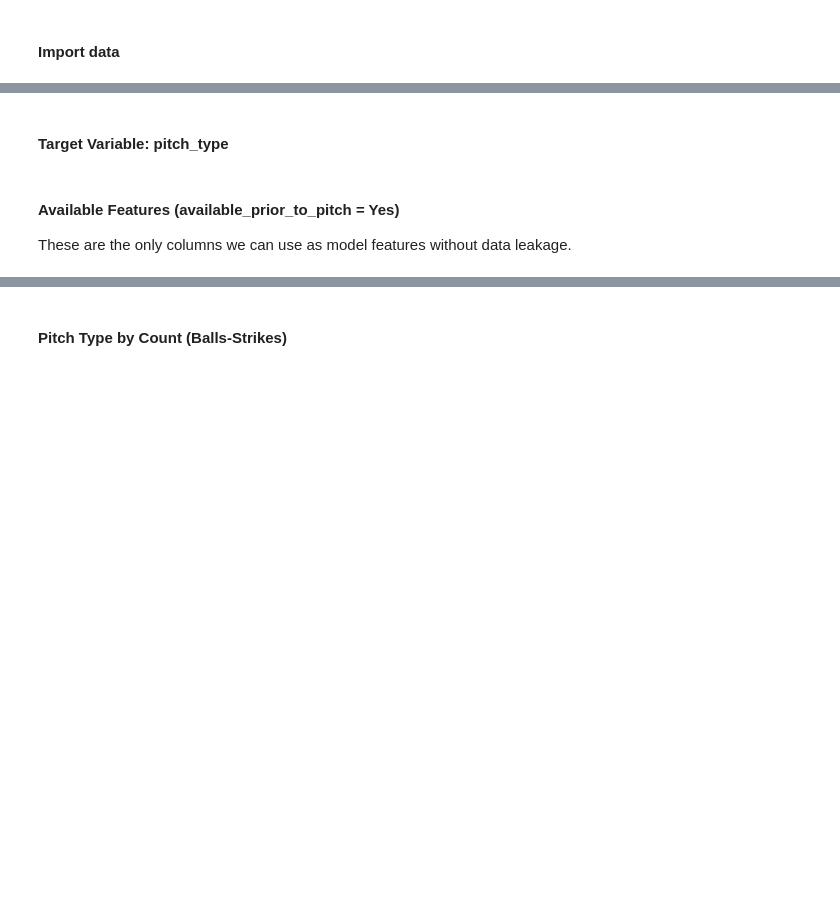
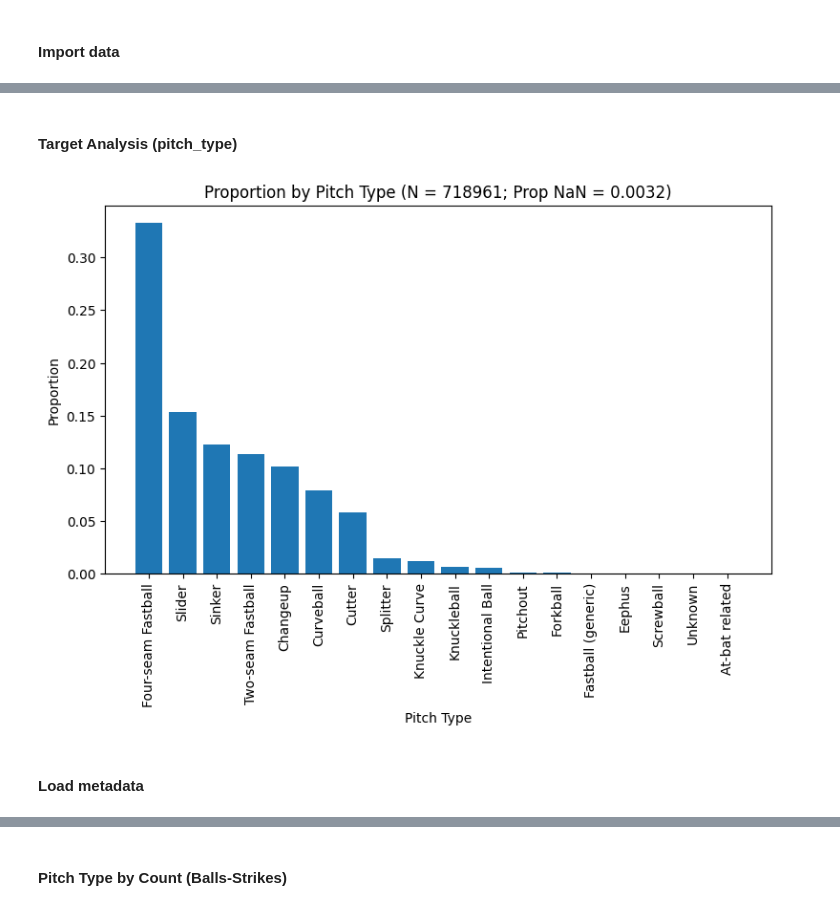
Before and after one commit to aaronengland/pitch_type_prediction_model, a Jupyter notebook: 01_eda/notebook.ipynb, the cells around one changed output, grey strips where cells are left out. Saved outputs shown, nothing was run; the diff lists cells and outputs as text; code cells hidden in the pictures; blank space fills up the shorter version.

```diff
--- a/01_eda/notebook.ipynb
+++ b/01_eda/notebook.ipynb
@@ -12,0 +53,19 @@ except:
+# %%
+def analyze_target(df, str_target, dict_pitch_type):
+    df_tmp = df.copy()
+    int_n = df_tmp.shape[0]
+    # prop missing
+    flt_propna_target = df_tmp[str_target].isnull().mean()
+    # map
+    df_tmp['target_mapped'] = df_tmp[str_target].map(dict_pitch_type)
+    # frequency of pitch type
+    df_pitch_type = df_tmp['target_mapped'].value_counts(normalize=True).reset_index(name='count')
+    x = df_pitch_type['target_mapped']
+    y = df_pitch_type['count']
+    fig, ax = plt.subplots(figsize=(9,5))
+    ax.set_title(f'Proportion by Pitch Type (N = {int_n}; Prop NaN = {flt_propna_target:0.4f})')
+    ax.set_xlabel('Pitch Type')
+    ax.set_ylabel('Proportion')
+    ax.bar(x, y)
+    ax.tick_params(axis='x', rotation=90)
+    plt.show()
@@ -49,2 +393,2 @@ df.describe()
 # %% [markdown]
-#### Target Variable: pitch_type
+#### Target Analysis (pitch_type)
@@ -99,4 +395,10 @@ plt.show()
+# %%
+analyze_target(
+    df=df,
+    str_target=str_target,
+    dict_pitch_type=dict_pitch_type,
+)
+# %% [output]
+[figure, added]
 # %% [markdown]
-#### Available Features (available_prior_to_pitch = Yes)
-
-These are the only columns we can use as model features without data leakage.
+#### Load metadata
```
Also changed, not shown: parts of 66 cells of this notebook.
